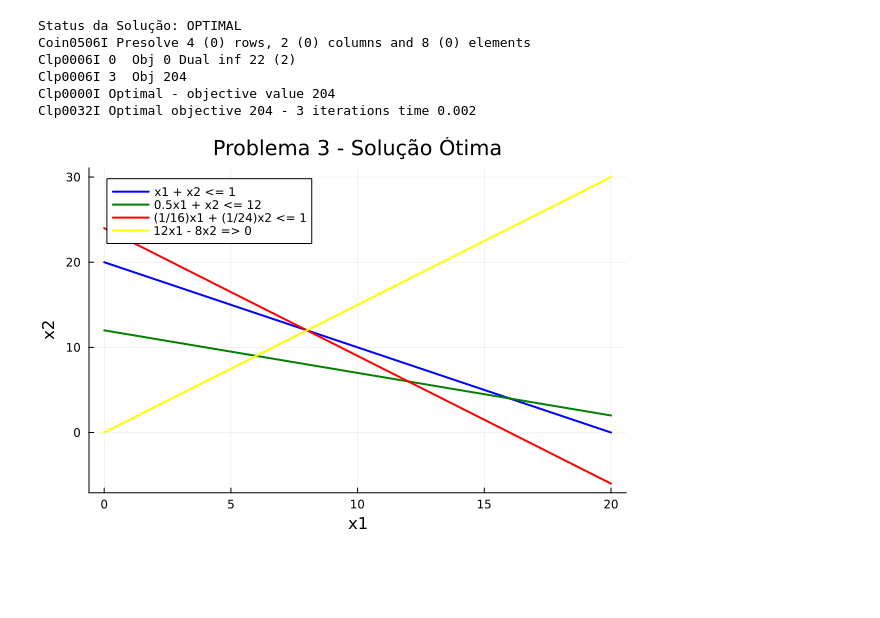
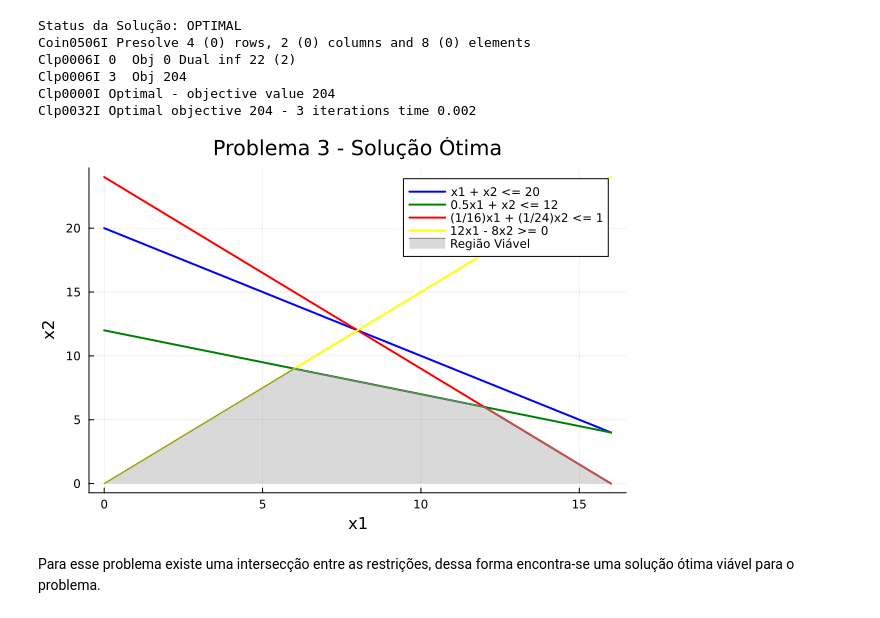
Before and after one commit to wagaojr/intro_otimizacao, a Jupyter notebook: lista1/questao2.ipynb, the cells around one changed output. Saved outputs shown, nothing was run; the diff lists cells and outputs as text; code cells hidden in the pictures; blank space fills up the shorter version.

```diff
--- a/lista1/questao2.ipynb
+++ b/lista1/questao2.ipynb
@@ -147,29 +147,33 @@ Clp0006I 3  Obj 204
 Clp0000I Optimal - objective value 204
 Clp0032I Optimal objective 204 - 3 iterations time 0.002
 # %%
-x1 = 0:0.1:20
+x1 = 0:0.1:16
 
 x2_1 = 20 .- x1
-
-#x2_upper = fill(2.5, length(x1))
-#x2_lower = fill(-4,   length(x1))
-
 x2_2 = 12 .- 0.5 .* x1
 x2_3 = 24*(1 .- (1/16) .* x1)
 x2_4 = (12/8) .* x1
 
-plot(x1, x2_1, label="x1 + x2 <= 1", color=:blue, linewidth=2)
-#plot!(x1, x2_lower, fillrange=x2_1, fillalpha=0.3, label="2x1 + x2 <= 1", color=:blue)
+function intersection(x2_a, x2_b)
+    x = (x2_b .- x2_a) ./ 2
+    return x
+end
+
+x2_fill = [minimum([x2_1[i], x2_2[i], x2_3[i], x2_4[i]]) for i in 1:length(x1)]
+
+plot(x1, x2_1, label="x1 + x2 <= 20", color=:blue, linewidth=2)
 plot!(x1, x2_2, label="0.5x1 + x2 <= 12", color=:green, linewidth=2)
-#plot!(x1, x2_upper, fillrange=x2_2, fillalpha=0.3, label="x1 + x2 >= 2", color=:green)
 plot!(x1, x2_3, label="(1/16)x1 + (1/24)x2 <= 1", color=:red, linewidth=2)
+plot!(x1, x2_4, label="12x1 - 8x2 >= 0", color=:yellow, linewidth=2)
 
-plot!(x1, x2_4, label="12x1 - 8x2 => 0", color=:yellow, linewidth=2)
+plot!(x1, x2_fill, fillrange=0, fillalpha=0.3, label="Região Viável", color=:gray)
 
 xlabel!("x1")
 ylabel!("x2")
 title!("Problema 3 - Solução Ótima")
 
 plot!()
 # %% [output]
-[figure, old version]
+[figure, new version]
+# %% [markdown]
+Para esse problema existe uma intersecção entre as restrições, dessa forma encontra-se uma solução ótima viável para o problema.
```
Also changed, not shown: parts of 3 cells of this notebook.
